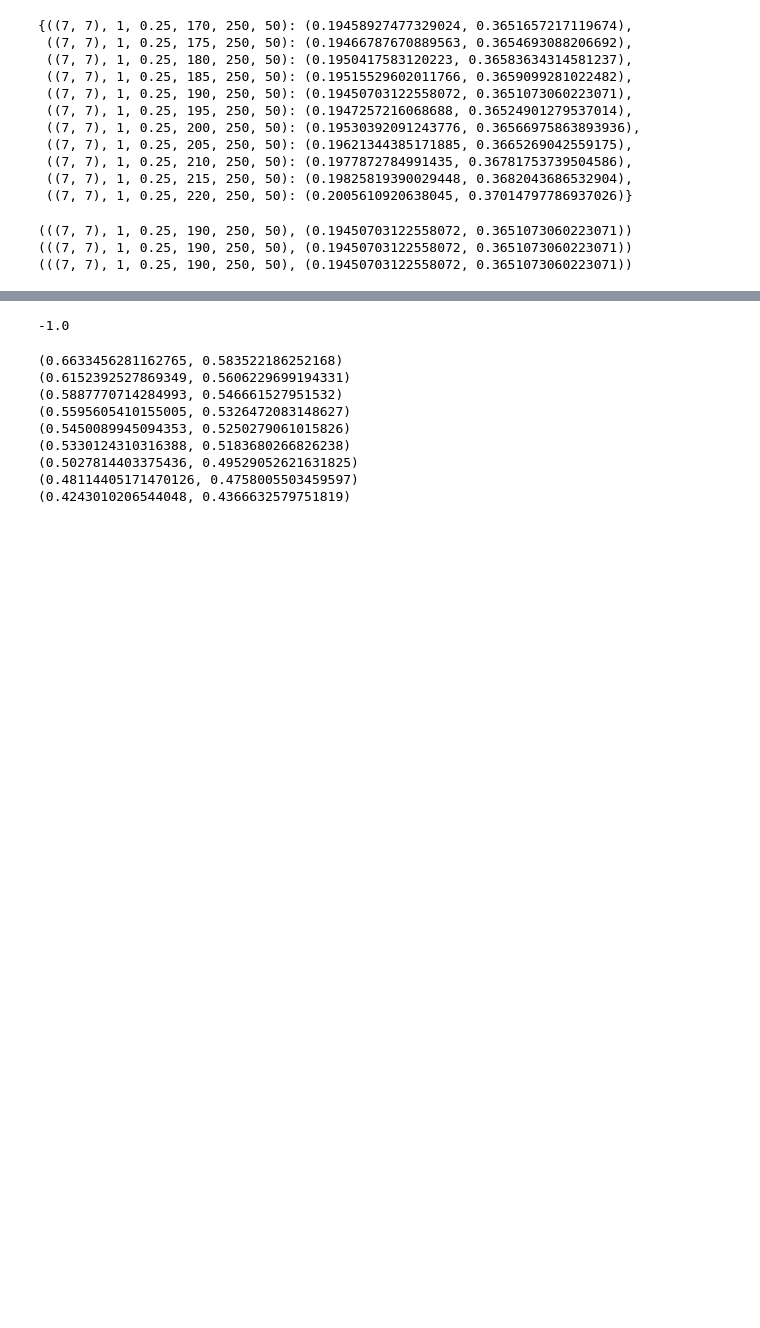
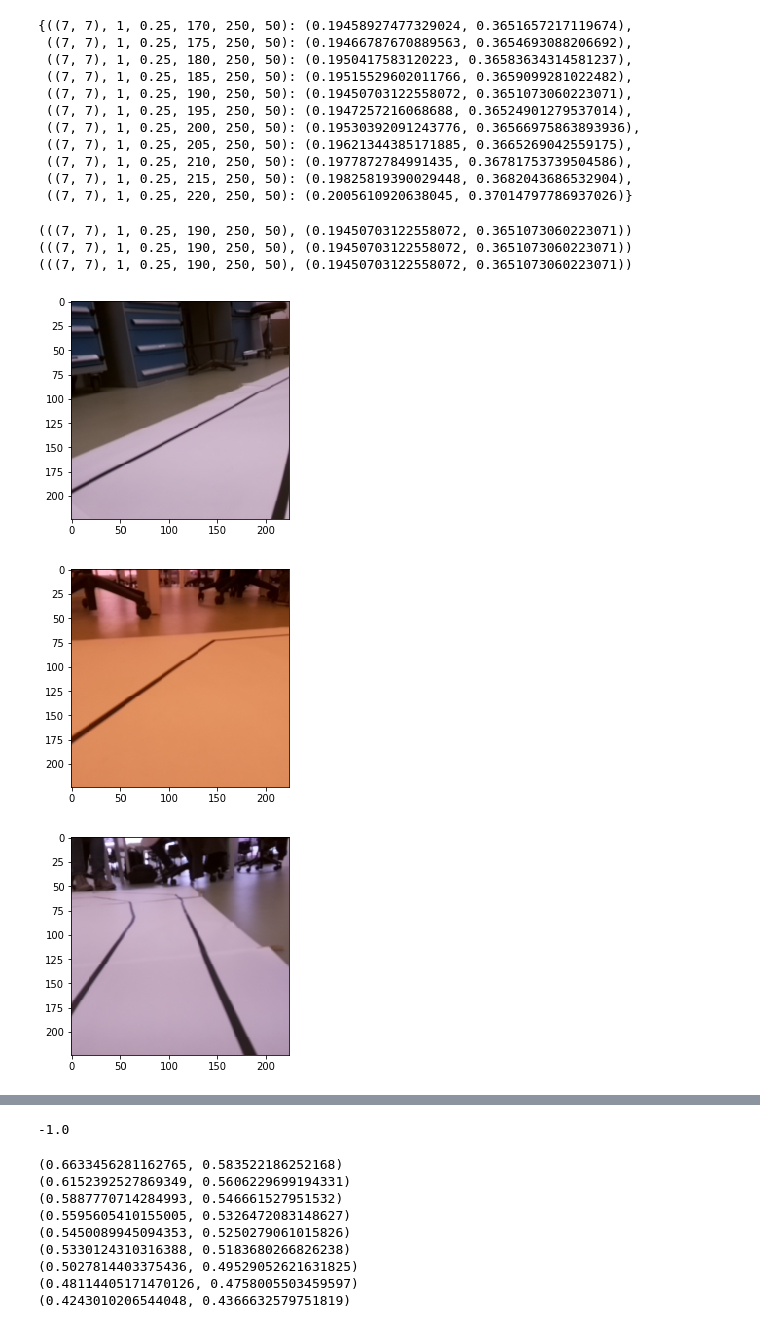
Before and after one commit to cs-isia-racer/notebooks, a Jupyter notebook: src/gauss_canny_houghlines.ipynb, the cells around one changed output, grey strips where cells are left out. Saved outputs shown, nothing was run; the diff lists cells and outputs as text; code cells hidden in the pictures; blank space fills up the shorter version.

```diff
--- a/src/houghlines_pipeline.ipynb
+++ b/src/gauss_canny_houghlines.ipynb
@@ -256,3 +256,17 @@ print(min([(k, v) for k, v in results.items()], key=lambda x: x[1][0]+x[1][1]))
 (((7, 7), 1, 0.25, 190, 250, 50), (0.19450703122558072, 0.3651073060223071))
 (((7, 7), 1, 0.25, 190, 250, 50), (0.19450703122558072, 0.3651073060223071))
 (((7, 7), 1, 0.25, 190, 250, 50), (0.19450703122558072, 0.3651073060223071))
+# %%
+illustration_pics = [
+    "pic197_238",
+    "pic584_72",
+    "pic857_622",
+]
+illustration_imgs = [cv2.imread("../illustrations/"+src+".jpg") for src in illustration_pics]
+# %%
+for img in illustration_imgs:
+    show_image(img)
+# %% [output]
+[figure, added]
+[figure, added]
+[figure, added]
```
Also changed, not shown: parts of 13 cells of this notebook.
